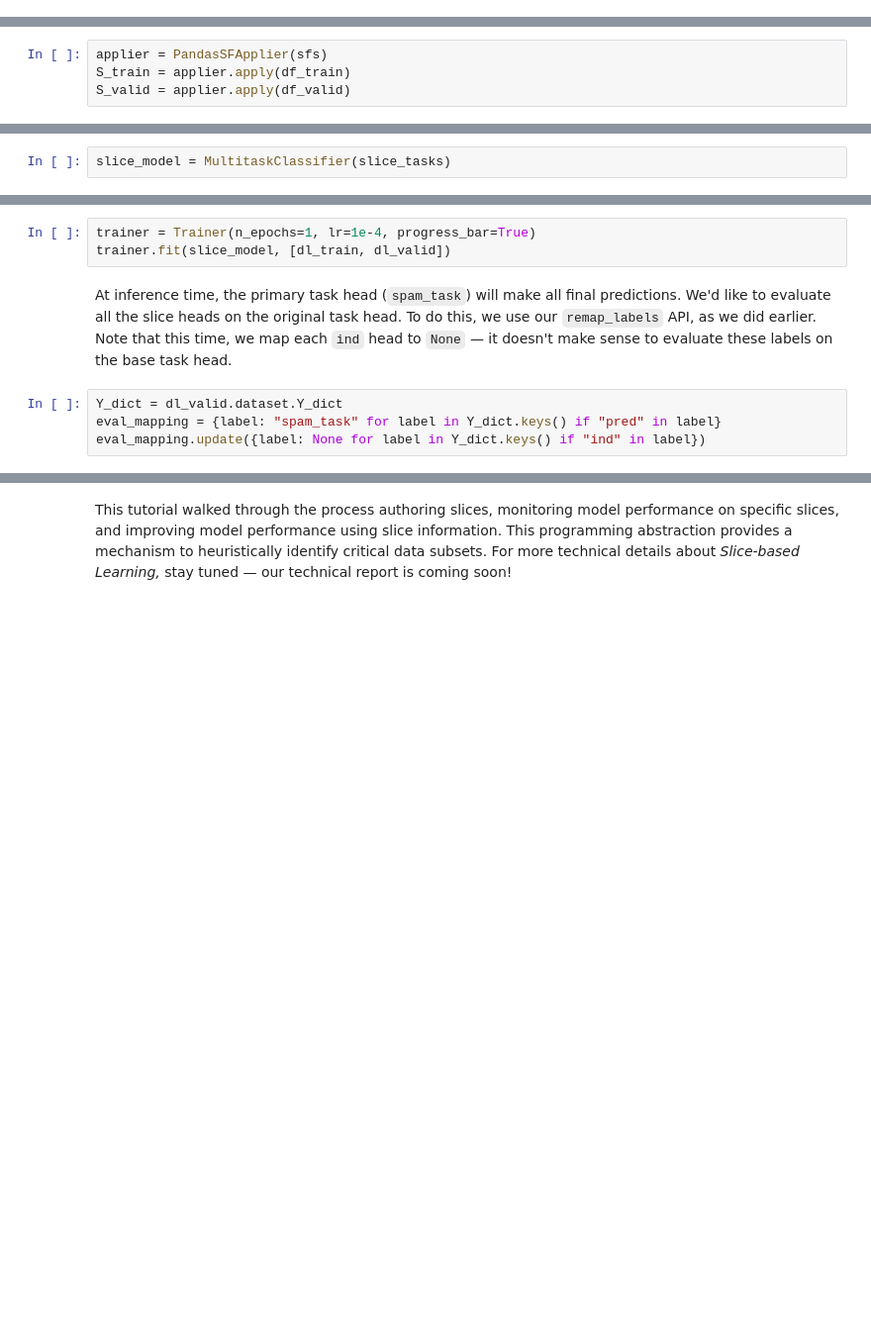
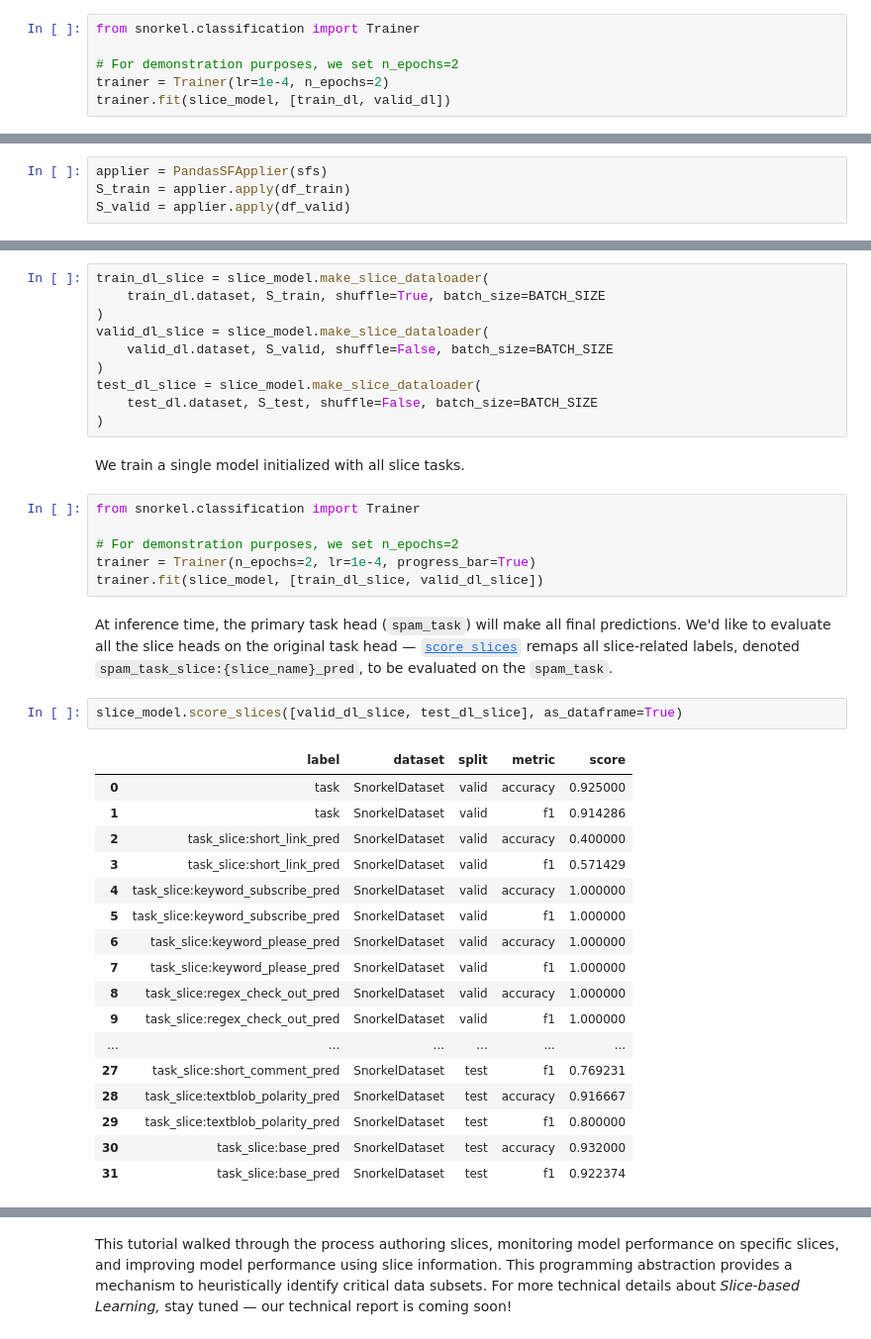
Before and after one commit to snorkel-team/snorkel-tutorials, a Jupyter notebook: spam/03_spam_data_slicing_tutorial.ipynb, the cells around one changed output, grey strips where cells are left out. Shown at 99% size. Cells and saved outputs as stored; diff of their text form; blank space fills up the shorter version.

```diff
--- a/spam/03_spam_data_slicing_tutorial.ipynb
+++ b/spam/03_spam_data_slicing_tutorial.ipynb
@@ -383,3 +305,9 @@ In the following section, we show a modeling approach that we call _Slice-based
+# %%
+from snorkel.classification import Trainer
+
+# For demonstration purposes, we set n_epochs=2
+trainer = Trainer(lr=1e-4, n_epochs=2)
+trainer.fit(slice_model, [train_dl, valid_dl])
 # %% [markdown]
 ### Representation learning with slices
 # %% [markdown]
@@ -424,2 +321,0 @@ slice_tasks
-# %%
-slice_model = MultitaskClassifier(slice_tasks)
@@ -432,13 +327,42 @@ We set `num_epochs=1` for demonstration purposes.*
+# %%
+train_dl_slice = slice_model.make_slice_dataloader(
+    train_dl.dataset, S_train, shuffle=True, batch_size=BATCH_SIZE
+)
+valid_dl_slice = slice_model.make_slice_dataloader(
+    valid_dl.dataset, S_valid, shuffle=False, batch_size=BATCH_SIZE
+)
+test_dl_slice = slice_model.make_slice_dataloader(
+    test_dl.dataset, S_test, shuffle=False, batch_size=BATCH_SIZE
+)
+# %% [markdown]
+We train a single model initialized with all slice tasks.
 # %%
-trainer = Trainer(n_epochs=1, lr=1e-4, progress_bar=True)
-trainer.fit(slice_model, [dl_train, dl_valid])
+from snorkel.classification import Trainer
+
+# For demonstration purposes, we set n_epochs=2
+trainer = Trainer(n_epochs=2, lr=1e-4, progress_bar=True)
+trainer.fit(slice_model, [train_dl_slice, valid_dl_slice])
 # %% [markdown]
 At inference time, the primary task head (`spam_task`) will make all final predictions.
-We'd like to evaluate all the slice heads on the original task head.
-To do this, we use our `remap_labels` API, as we did earlier.
-Note that this time, we map each `ind` head to `None` — it doesn't make sense to evaluate these labels on the base task head.
+We'd like to evaluate all the slice heads on the original task head — [`score_slices`](https://snorkel.readthedocs.io/en/master/packages/_autosummary/slicing/snorkel.slicing.SlicingClassifier.html#snorkel.slicing.SlicingClassifier.score_slices) remaps all slice-related labels, denoted `spam_task_slice:{slice_name}_pred`, to be evaluated on the `spam_task`.
-# %%
-Y_dict = dl_valid.dataset.Y_dict
-eval_mapping = {label: "spam_task" for label in Y_dict.keys() if "pred" in label}
-eval_mapping.update({label: None for label in Y_dict.keys() if "ind" in label})
+# %%
+slice_model.score_slices([valid_dl_slice, test_dl_slice], as_dataframe=True)
+# %% [output]
+|  | label | dataset | split | metric | score |
+| 0 | task | SnorkelDataset | valid | accuracy | 0.925000 |
+| 1 | task | SnorkelDataset | valid | f1 | 0.914286 |
+| 2 | task_slice:short_link_pred | SnorkelDataset | valid | accuracy | 0.400000 |
+| 3 | task_slice:short_link_pred | SnorkelDataset | valid | f1 | 0.571429 |
+| 4 | task_slice:keyword_subscribe_pred | SnorkelDataset | valid | accuracy | 1.000000 |
+| 5 | task_slice:keyword_subscribe_pred | SnorkelDataset | valid | f1 | 1.000000 |
+| 6 | task_slice:keyword_please_pred | SnorkelDataset | valid | accuracy | 1.000000 |
+| 7 | task_slice:keyword_please_pred | SnorkelDataset | valid | f1 | 1.000000 |
+| 8 | task_slice:regex_check_out_pred | SnorkelDataset | valid | accuracy | 1.000000 |
+| 9 | task_slice:regex_check_out_pred | SnorkelDataset | valid | f1 | 1.000000 |
+| ... | ... | ... | ... | ... | ... |
+| 27 | task_slice:short_comment_pred | SnorkelDataset | test | f1 | 0.769231 |
+| 28 | task_slice:textblob_polarity_pred | SnorkelDataset | test | accuracy | 0.916667 |
+| 29 | task_slice:textblob_polarity_pred | SnorkelDataset | test | f1 | 0.800000 |
+| 30 | task_slice:base_pred | SnorkelDataset | test | accuracy | 0.932000 |
+| 31 | task_slice:base_pred | SnorkelDataset | test | f1 | 0.922374 |
 # %% [markdown]
```
Also changed, not shown: parts of 71 cells of this notebook, 2 other files.
